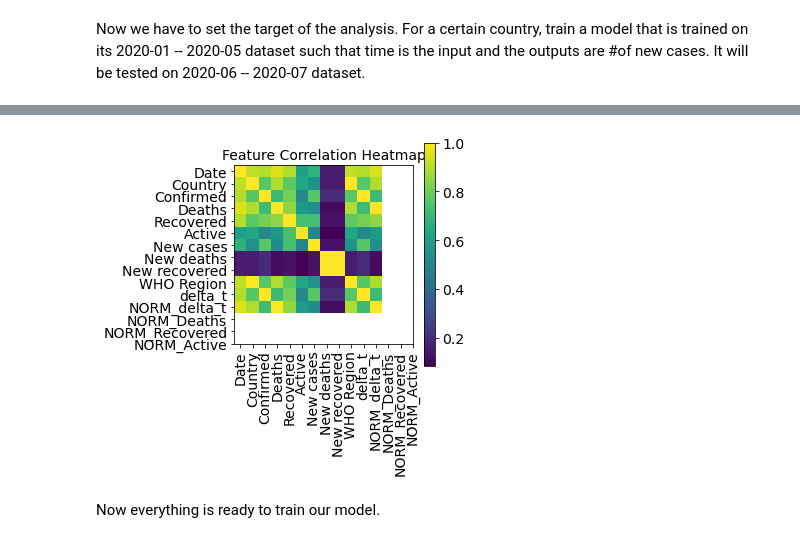
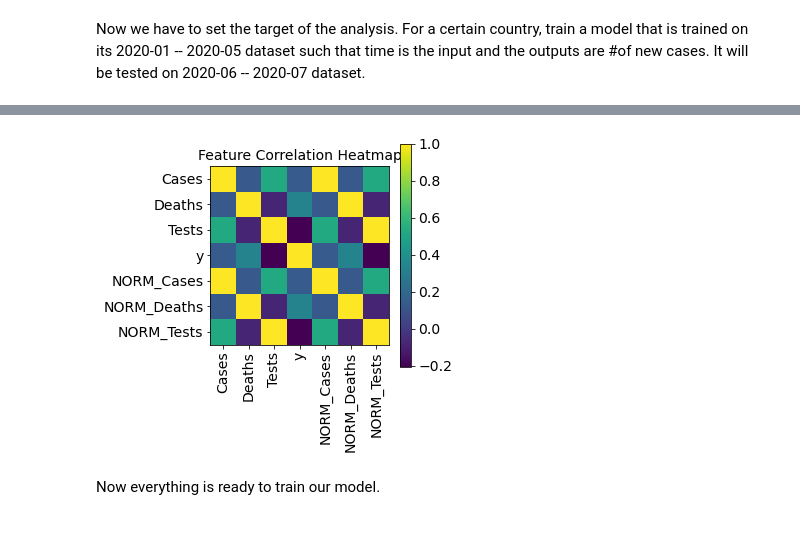
Before and after one commit to eduardburlacu/CERI_HackX, a Jupyter notebook: Covid_Cases_Predictor-main/Covid_Predictor_Main.ipynb, the cells around one changed output, grey strips where cells are left out. Saved outputs shown, nothing was run; the diff lists cells and outputs as text; code cells hidden in the pictures.

```diff
--- a/Covid_Cases_Predictor-main/Covid_Predictor_Main.ipynb
+++ b/Covid_Cases_Predictor-main/Covid_Predictor_Main.ipynb
@@ -10,7 +10,7 @@ import tensorflow as tf
 from datetime import datetime
 from tensorflow import keras
 # %%
-list_of_county= []
+list_of_df= []
 for (root, dirs, files) in os.walk(os.path.join(os.getcwd(), "county_data")):
     for file in files:
         if file[-4:] == ".csv":
@@ -22,5 +22,5 @@ for (root, dirs, files) in os.walk(os.path.join(os.getcwd(), "county_data")):
                 df['y'] = df["newCasesBySpecimenDate"]/df["newVirusTestsBySpecimenDate"]
                 df.columns=['Date','Cases','Deaths','Tests','y']
                 df=df.set_index('Date')
-                list_of_county.append([name,df])
+                list_of_df.append([name,df])
 # %%
@@ -112,19 +86,19 @@ df
 # %%
 import matplotlib.pyplot as plt
 def show_heatmap(data):
     plt.matshow(data.corr())
     plt.xticks(range(data.shape[1]), data.columns, fontsize=14, rotation=90)
     plt.gca().xaxis.tick_bottom()
     plt.yticks(range(data.shape[1]), data.columns, fontsize=14)
 
     cb = plt.colorbar()
     cb.ax.tick_params(labelsize=14)
     plt.title("Feature Correlation Heatmap", fontsize=14)
     plt.show()
 
-show_heatmap(df)
+show_heatmap(list_of_df[0][1])
 # %% [output]
-[figure, old version]
+[figure, new version]
 # %%
 ratio= 0.715
 train_split = int( ratio * int(df.shape[0]))
```
Also changed, not shown: parts of 4 cells of this notebook.
